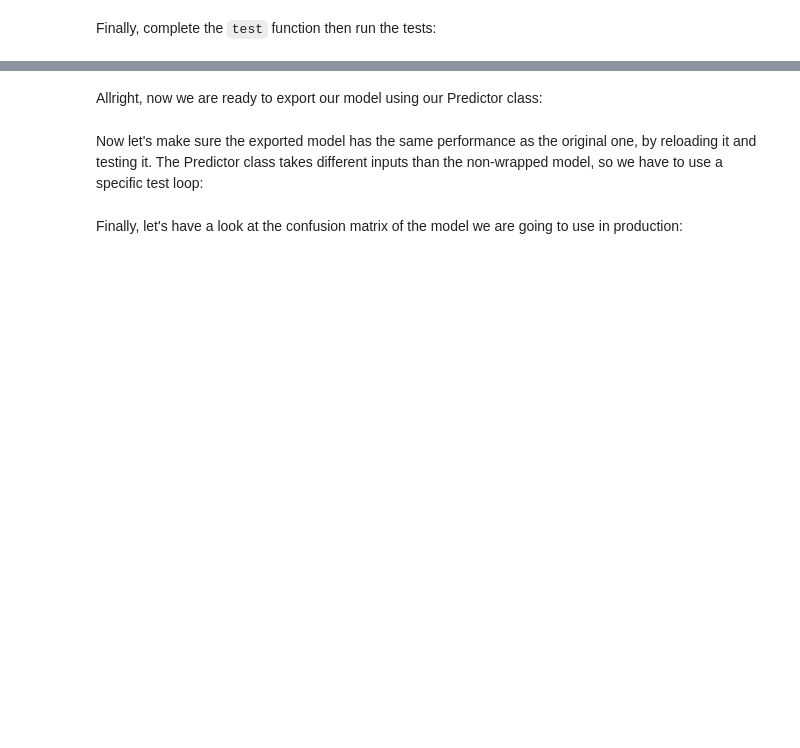
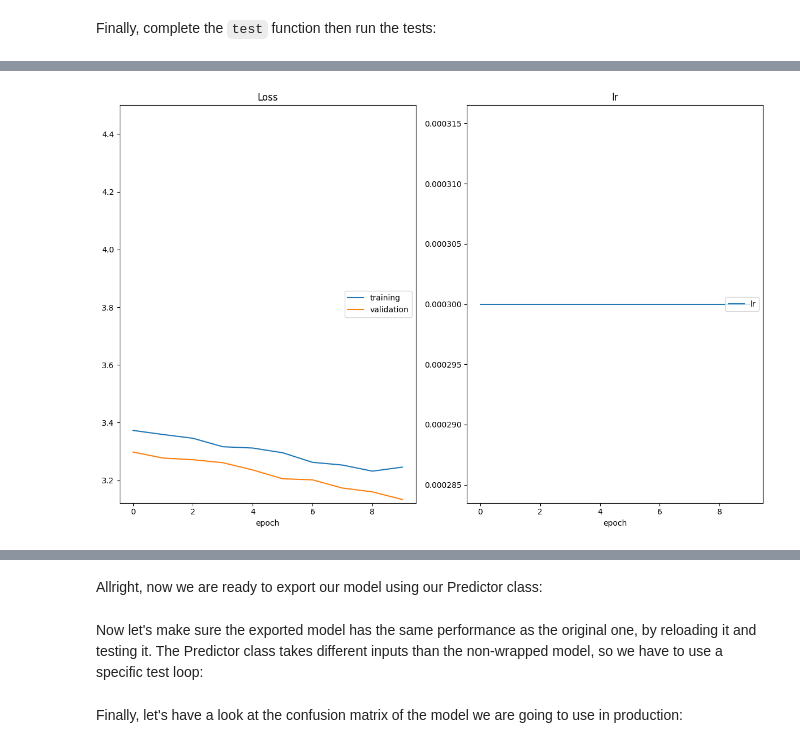
Before and after one commit to frankgolub/deep-learning-v2-pytorch, a Jupyter notebook: projects/starter-kit/cnn_from_scratch.ipynb, the cells around one changed output, grey strips where cells are left out. Saved outputs shown, nothing was run; the diff lists cells and outputs as text; code cells hidden in the pictures; blank space fills up the shorter version.

```diff
--- a/projects/starter-kit/cnn_from_scratch.ipynb
+++ b/projects/starter-kit/cnn_from_scratch.ipynb
@@ -464,38 +315,40 @@ from src.model import MyModel
 import torch
 
 # def train_some_more(load_path, save_path, learning_rate=learning_rate, num_epochs=num_epochs):
-load_path = 'checkpoints/best_val_loss_10_end_of_training.pt'
-save_path = 'checkpoints/best_val_loss_20.pt'
+load_path = 'checkpoints/best_val_loss_20_end_of_training.pt'
+save_path = 'checkpoints/best_val_loss_30.pt'
 
-learning_rate = learning_rate*0.01
+# learning_rate = learning_rate
 
 # del model
 model = MyModel(num_classes=num_classes,
                 dropout=dropout) # YOUR CODE HERE
 optimizer = get_optimizer(model=model,
                           learning_rate=learning_rate,
                           optimizer=opt,
                           weight_decay=weight_decay,
                           momentum=momentum)
 
 checkpoint = torch.load(load_path, map_location='cpu')
 model.load_state_dict(checkpoint['model_state_dict'])
 model.to('cuda')
 data_loaders = checkpoint['dataloader']
 optimizer.load_state_dict(checkpoint['optimizer_state_dict'])
 optimizer.param_groups[0]['lr'] = learning_rate
 epoch = checkpoint['epoch']
 loss = checkpoint['loss']
 
 optimize(
     data_loaders,
     model,
     optimizer,
     loss,
     n_epochs=num_epochs,
     save_path=save_path,
     interactive_tracking=True
 )
+# %% [output]
+[figure, added]
 # %%
 # from src.data import get_data_loaders
 from src.train import optimize
```
Also changed, not shown: parts of 23 cells of this notebook, 1 other file.
